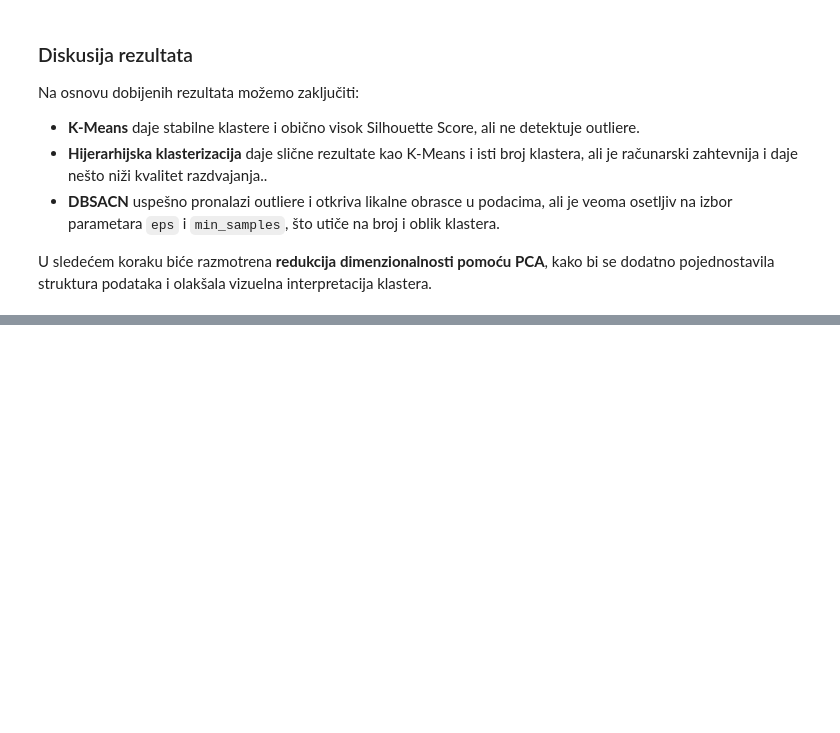
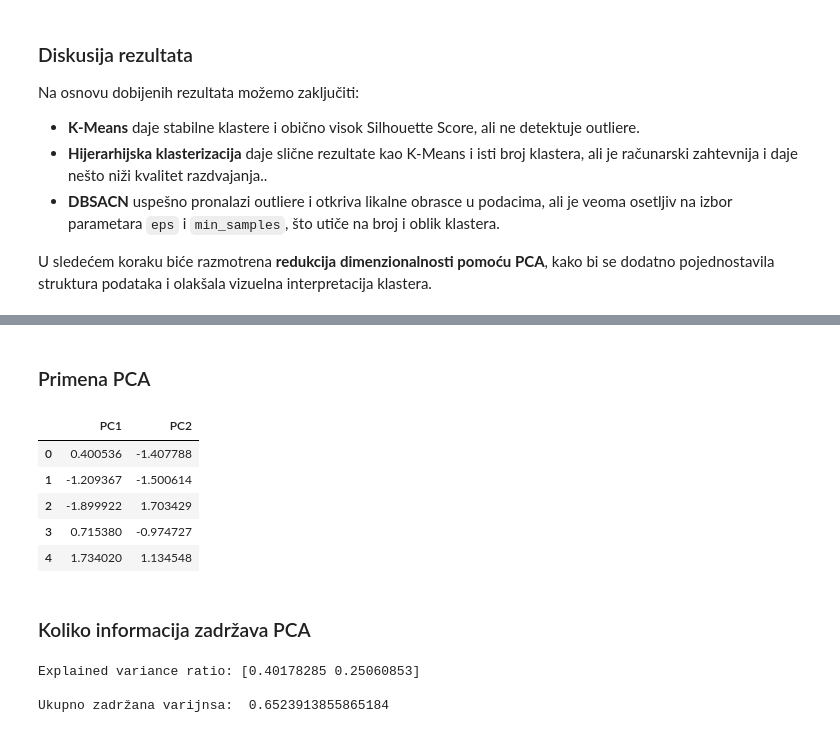
Before and after one commit to MarijaVidovic/MasinkoUcenjeDrugiProjekt, a Jupyter notebook: Online Retail & E-Commerce Dataset.ipynb, the cells around one changed output, grey strips where cells are left out. Cells and saved outputs as stored; diff of their text form; code cells hidden in the pictures; blank space fills up the shorter version.

```diff
--- a/Online Retail & E-Commerce Dataset.ipynb
+++ b/Online Retail & E-Commerce Dataset.ipynb
@@ -513,0 +526,2 @@ U sledećem koraku biće razmotrena **redukcija dimenzionalnosti pomoću PCA**,
+# %% [markdown]
+### Primena PCA
@@ -513,0 +530,22 @@ U sledećem koraku biće razmotrena **redukcija dimenzionalnosti pomoću PCA**,
+# %%
+pca = PCA(n_components=2)
+X_pca = pca.fit_transform(X_scaled)
+pca_df = pd.DataFrame(X_pca, columns = ["PC1", "PC2"])
+pca_df.head()
+# %% [output]
+|  | PC1 | PC2 |
+| 0 | 0.400536 | -1.407788 |
+| 1 | -1.209367 | -1.500614 |
+| 2 | -1.899922 | 1.703429 |
+| 3 | 0.715380 | -0.974727 |
+| 4 | 1.734020 | 1.134548 |
+# %% [markdown]
+### Koliko informacija zadržava PCA
+# %%
+print("Explained variance ratio:", pca.explained_variance_ratio_)
+print()
+print("Ukupno zadržana varijnsa: ", sum(pca.explained_variance_ratio_))
+# %% [output]
+Explained variance ratio: [0.40178285 0.25060853]
+
+Ukupno zadržana varijnsa:  0.6523913855865184
```
Also changed, not shown: parts of 51 cells of this notebook.
